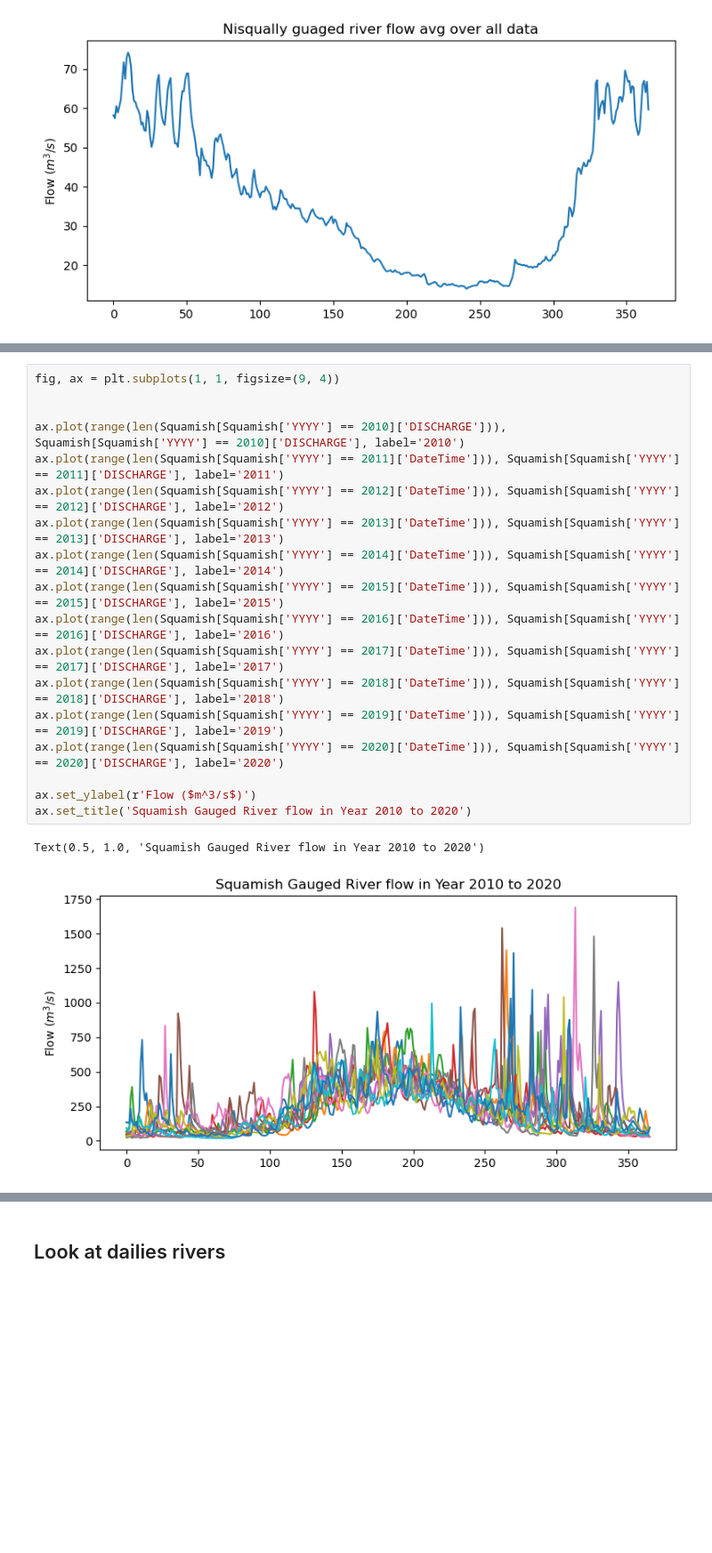
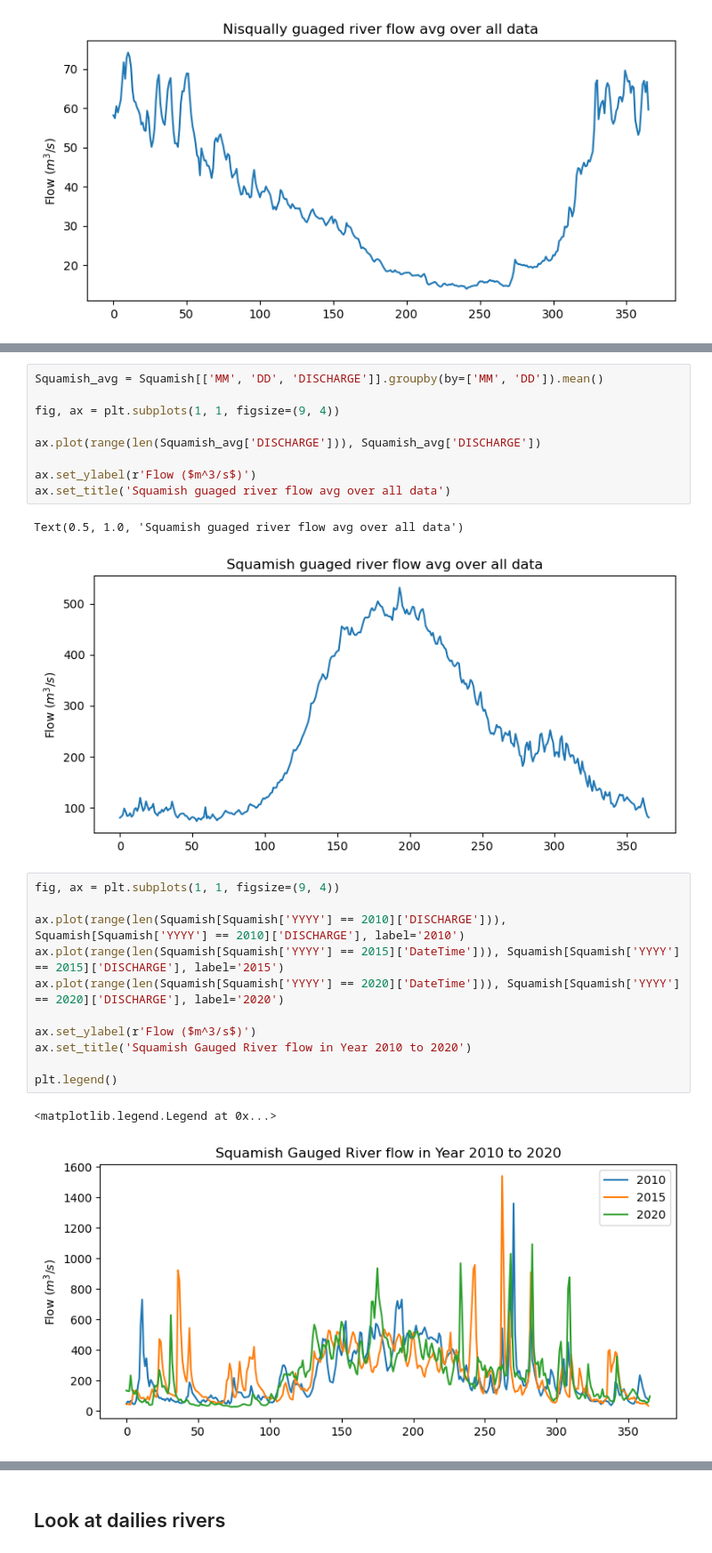
Before and after one commit to SalishSeaCast/analysis-cassidy, a Jupyter notebook: notebooks/compare_daily_river/compare_river_flows.ipynb, the cells around one changed output, grey strips where cells are left out. Shown at 89% size. Saved outputs shown, nothing was run; the diff lists cells and outputs as text; blank space fills up the shorter version.

```diff
--- a/notebooks/compare_daily_river/compare_river_flows.ipynb
+++ b/notebooks/compare_daily_river/compare_river_flows.ipynb
@@ -136,24 +119,29 @@ plt.legend()
 # %% [output]
 <matplotlib.legend.Legend at 0x...>
 [figure]
+# %%
+Squamish_avg = Squamish[['MM', 'DD', 'DISCHARGE']].groupby(by=['MM', 'DD']).mean()
+
+fig, ax = plt.subplots(1, 1, figsize=(9, 4))
+
+ax.plot(range(len(Squamish_avg['DISCHARGE'])), Squamish_avg['DISCHARGE'])
+
+ax.set_ylabel(r'Flow ($m^3/s$)')
+ax.set_title('Squamish guaged river flow avg over all data')
+# %% [output]
+Text(0.5, 1.0, 'Squamish guaged river flow avg over all data')
+[figure, added]
 # %%
 fig, ax = plt.subplots(1, 1, figsize=(9, 4))
 
-
 ax.plot(range(len(Squamish[Squamish['YYYY'] == 2010]['DISCHARGE'])), Squamish[Squamish['YYYY'] == 2010]['DISCHARGE'], label='2010')
-ax.plot(range(len(Squamish[Squamish['YYYY'] == 2011]['DateTime'])), Squamish[Squamish['YYYY'] == 2011]['DISCHARGE'], label='2011')
-ax.plot(range(len(Squamish[Squamish['YYYY'] == 2012]['DateTime'])), Squamish[Squamish['YYYY'] == 2012]['DISCHARGE'], label='2012')
-ax.plot(range(len(Squamish[Squamish['YYYY'] == 2013]['DateTime'])), Squamish[Squamish['YYYY'] == 2013]['DISCHARGE'], label='2013')
-ax.plot(range(len(Squamish[Squamish['YYYY'] == 2014]['DateTime'])), Squamish[Squamish['YYYY'] == 2014]['DISCHARGE'], label='2014')
 ax.plot(range(len(Squamish[Squamish['YYYY'] == 2015]['DateTime'])), Squamish[Squamish['YYYY'] == 2015]['DISCHARGE'], label='2015')
-ax.plot(range(len(Squamish[Squamish['YYYY'] == 2016]['DateTime'])), Squamish[Squamish['YYYY'] == 2016]['DISCHARGE'], label='2016')
-ax.plot(range(len(Squamish[Squamish['YYYY'] == 2017]['DateTime'])), Squamish[Squamish['YYYY'] == 2017]['DISCHARGE'], label='2017')
-ax.plot(range(len(Squamish[Squamish['YYYY'] == 2018]['DateTime'])), Squamish[Squamish['YYYY'] == 2018]['DISCHARGE'], label='2018')
-ax.plot(range(len(Squamish[Squamish['YYYY'] == 2019]['DateTime'])), Squamish[Squamish['YYYY'] == 2019]['DISCHARGE'], label='2019')
 ax.plot(range(len(Squamish[Squamish['YYYY'] == 2020]['DateTime'])), Squamish[Squamish['YYYY'] == 2020]['DISCHARGE'], label='2020')
 
 ax.set_ylabel(r'Flow ($m^3/s$)')
 ax.set_title('Squamish Gauged River flow in Year 2010 to 2020')
+
+plt.legend()
 # %% [output]
-Text(0.5, 1.0, 'Squamish Gauged River flow in Year 2010 to 2020')
+<matplotlib.legend.Legend at 0x...>
-[figure, old version]
+[figure, new version]
```
Also changed, not shown: parts of 11 cells of this notebook.
